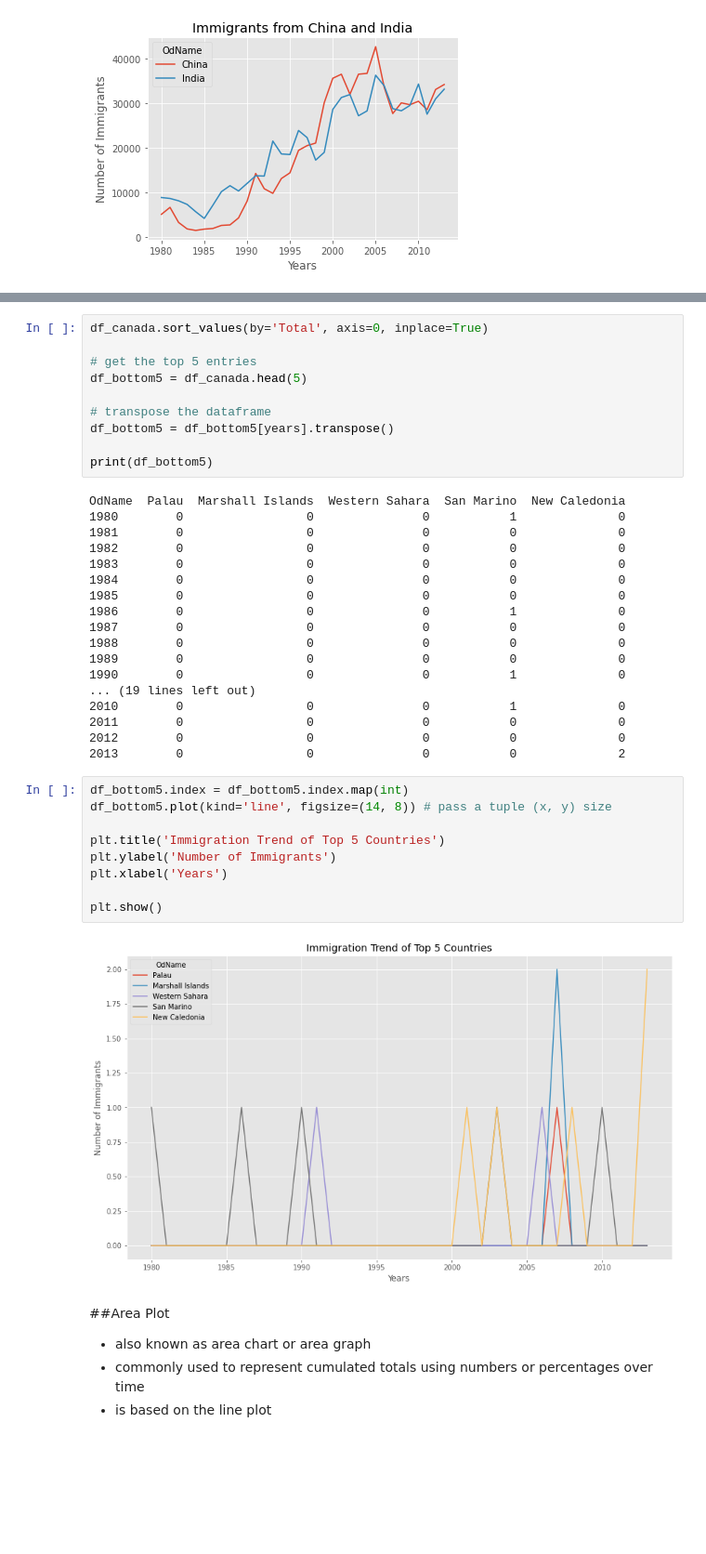
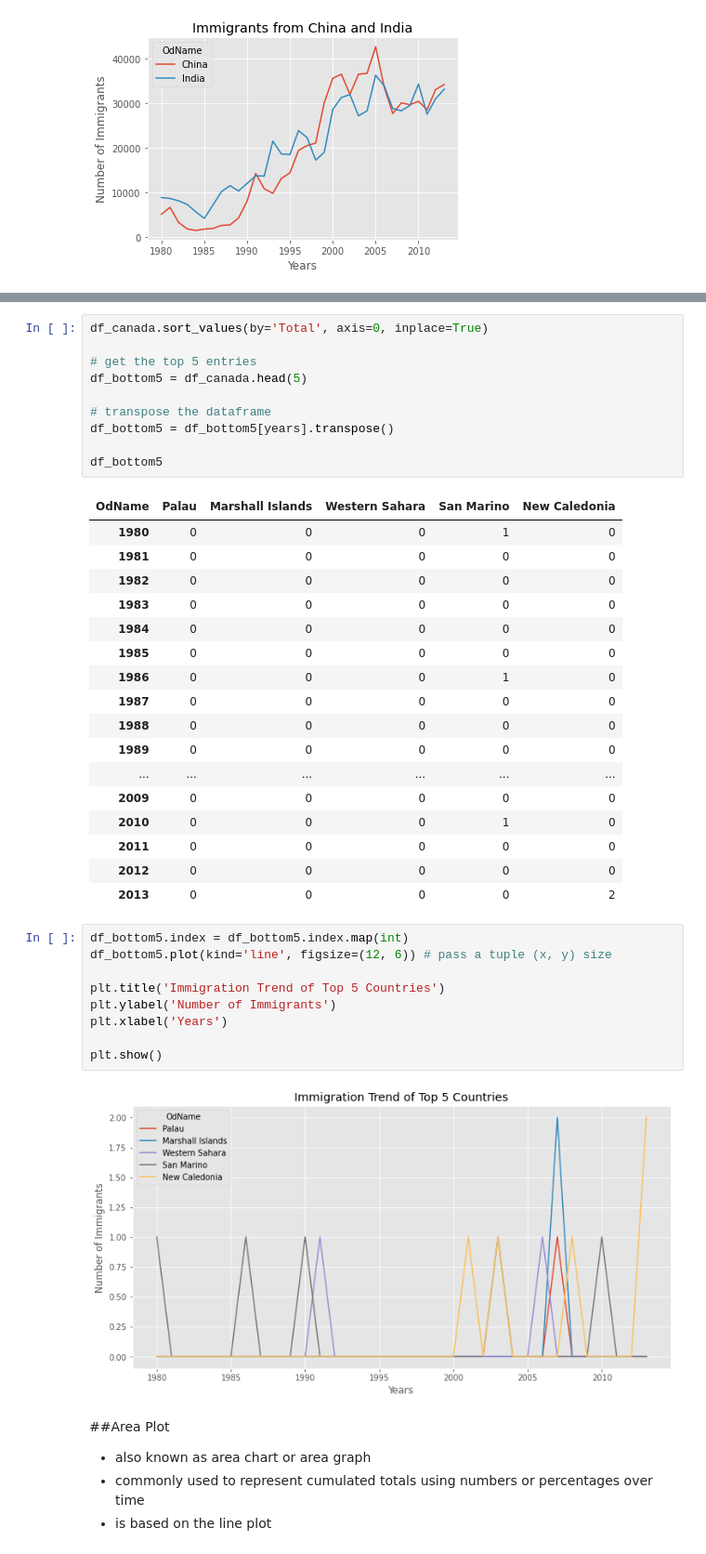
Before and after one commit to abiraaaaaaf/DataVisualizationPythonWorkshop, a Jupyter notebook: DataVisualizationWorkshop_Basics.ipynb, the cells around one changed output, grey strips where cells are left out. Shown at 93% size. Saved outputs shown, nothing was run; the diff lists cells and outputs as text; blank space fills up the shorter version.

```diff
--- a/DataVisualizationWorkshop_Basics.ipynb
+++ b/DataVisualizationWorkshop_Basics.ipynb
@@ -307,36 +327,36 @@ df_bottom5 = df_canada.head(5)
 # transpose the dataframe
 df_bottom5 = df_bottom5[years].transpose()
 
-print(df_bottom5)
+df_bottom5
 # %% [output]
-OdName  Palau  Marshall Islands  Western Sahara  San Marino  New Caledonia
-1980        0                 0               0           1              0
-1981        0                 0               0           0              0
-1982        0                 0               0           0              0
-1983        0                 0               0           0              0
-1984        0                 0               0           0              0
-1985        0                 0               0           0              0
-1986        0                 0               0           1              0
-1987        0                 0               0           0              0
-1988        0                 0               0           0              0
-1989        0                 0               0           0              0
-1990        0                 0               0           1              0
-... (19 lines left out)
-2010        0                 0               0           1              0
-2011        0                 0               0           0              0
-2012        0                 0               0           0              0
-2013        0                 0               0           0              2
+| OdName | Palau | Marshall Islands | Western Sahara | San Marino | New Caledonia |
+| 1980 | 0 | 0 | 0 | 1 | 0 |
+| 1981 | 0 | 0 | 0 | 0 | 0 |
+| 1982 | 0 | 0 | 0 | 0 | 0 |
+| 1983 | 0 | 0 | 0 | 0 | 0 |
+| 1984 | 0 | 0 | 0 | 0 | 0 |
+| 1985 | 0 | 0 | 0 | 0 | 0 |
+| 1986 | 0 | 0 | 0 | 1 | 0 |
+| 1987 | 0 | 0 | 0 | 0 | 0 |
+| 1988 | 0 | 0 | 0 | 0 | 0 |
+| 1989 | 0 | 0 | 0 | 0 | 0 |
+| ... | ... | ... | ... | ... | ... |
+| 2009 | 0 | 0 | 0 | 0 | 0 |
+| 2010 | 0 | 0 | 0 | 1 | 0 |
+| 2011 | 0 | 0 | 0 | 0 | 0 |
+| 2012 | 0 | 0 | 0 | 0 | 0 |
+| 2013 | 0 | 0 | 0 | 0 | 2 |
 # %%
 df_bottom5.index = df_bottom5.index.map(int)
-df_bottom5.plot(kind='line', figsize=(14, 8)) # pass a tuple (x, y) size
+df_bottom5.plot(kind='line', figsize=(12, 6)) # pass a tuple (x, y) size
 
 plt.title('Immigration Trend of Top 5 Countries')
 plt.ylabel('Number of Immigrants')
 plt.xlabel('Years')
 
 plt.show()
 # %% [output]
-[figure, old version]
+[figure, new version]
 # %% [markdown]
 ##Area Plot
 - also known as area chart or area graph
```
Also changed, not shown: parts of 31 cells of this notebook.
